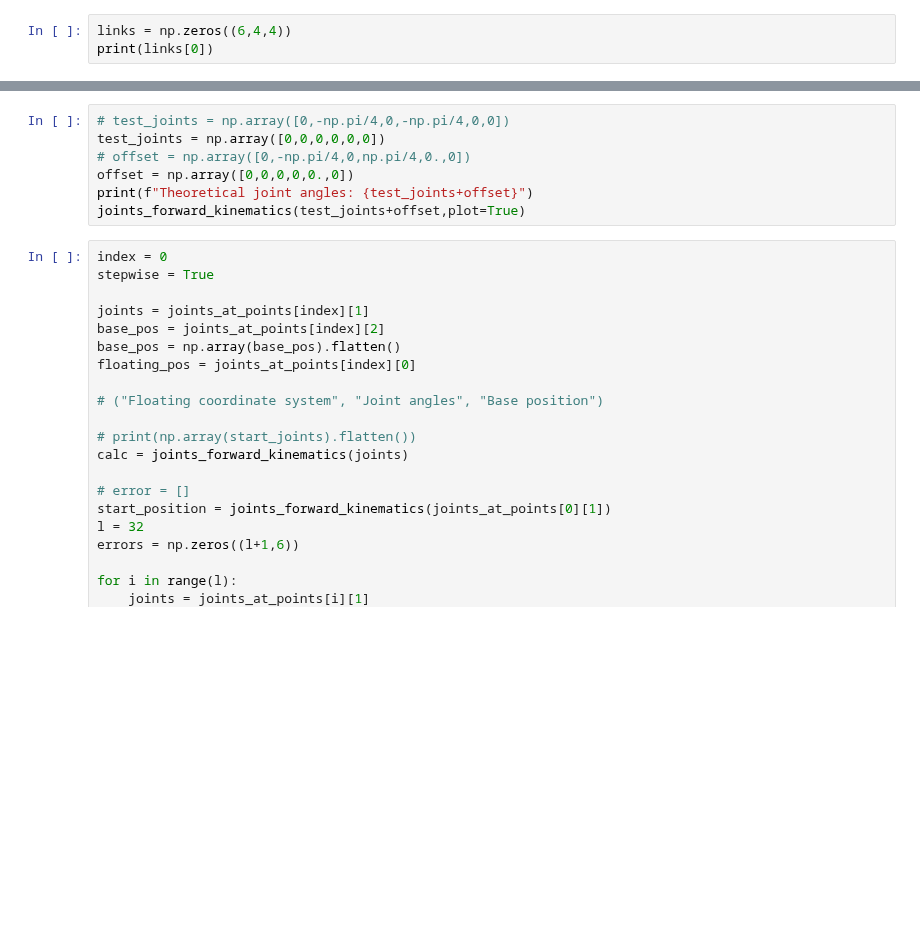
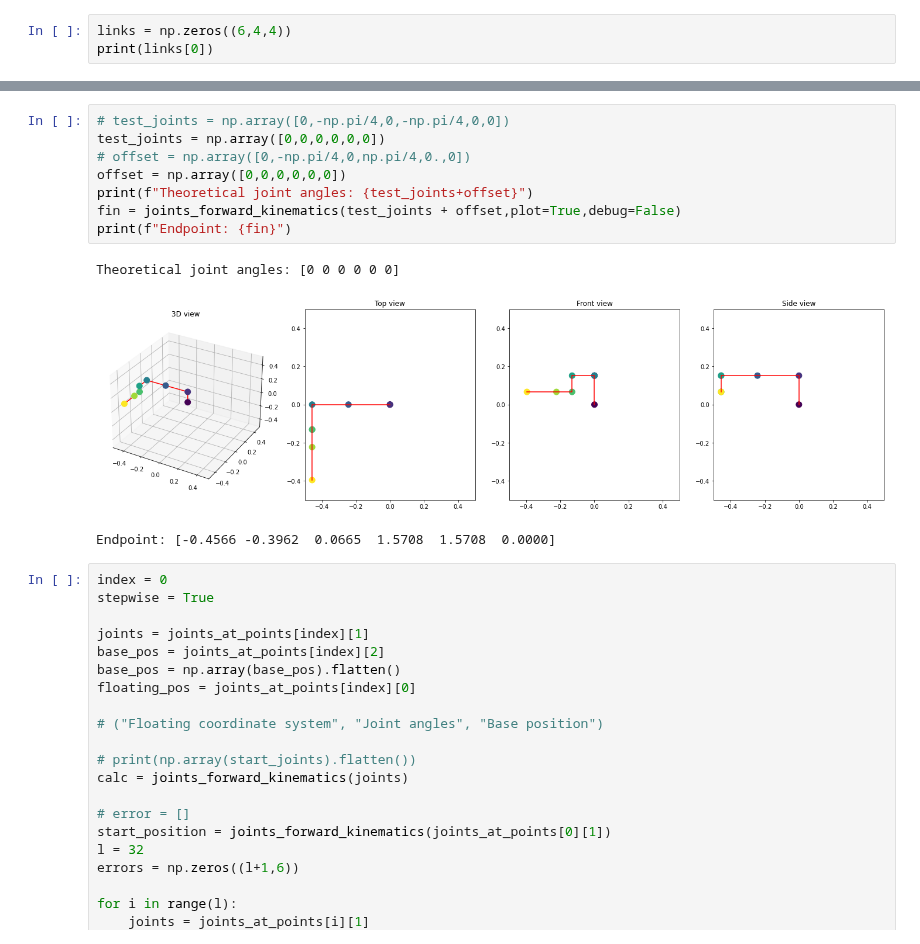
Before and after one commit to Benji-UW/COBOT-Transducer-Control-Code, a Jupyter notebook: IK_Scans/IK_experiments.ipynb, the cells around one changed output, grey strips where cells are left out. Saved outputs shown, nothing was run; the diff lists cells and outputs as text; blank space fills up the shorter version.

Commit message:
The plot thiccens

```diff
--- a/IK_Scans/IK_experiments.ipynb
+++ b/IK_Scans/IK_experiments.ipynb
@@ -197,10 +217,15 @@ def joints_forward_kinematics(joints,plot=False):
 # %%
 # test_joints = np.array([0,-np.pi/4,0,-np.pi/4,0,0])
 test_joints = np.array([0,0,0,0,0,0])
 # offset = np.array([0,-np.pi/4,0,np.pi/4,0.,0])
-offset = np.array([0,0,0,0,0.,0])
+offset = np.array([0,0,0,0,0,0])
 print(f"Theoretical joint angles: {test_joints+offset}")
-joints_forward_kinematics(test_joints+offset,plot=True)
+fin = joints_forward_kinematics(test_joints + offset,plot=True,debug=False)
+print(f"Endpoint: {fin}")
+# %% [output]
+Theoretical joint angles: [0 0 0 0 0 0]
+[figure, added]
+Endpoint: [-0.4566 -0.3962  0.0665  1.5708  1.5708  0.0000]
 # %%
 index = 0
 stepwise = True
```
Also changed, not shown: parts of 1 cell of this notebook, 2 other files.
